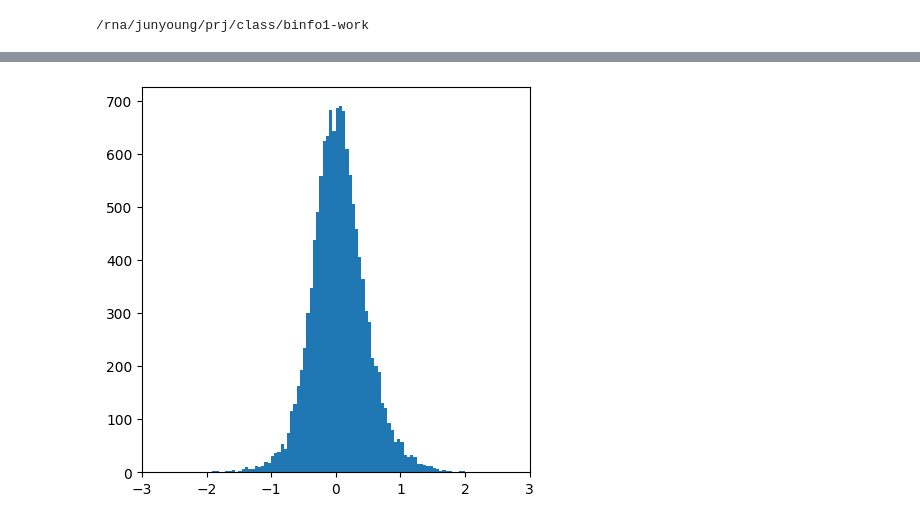
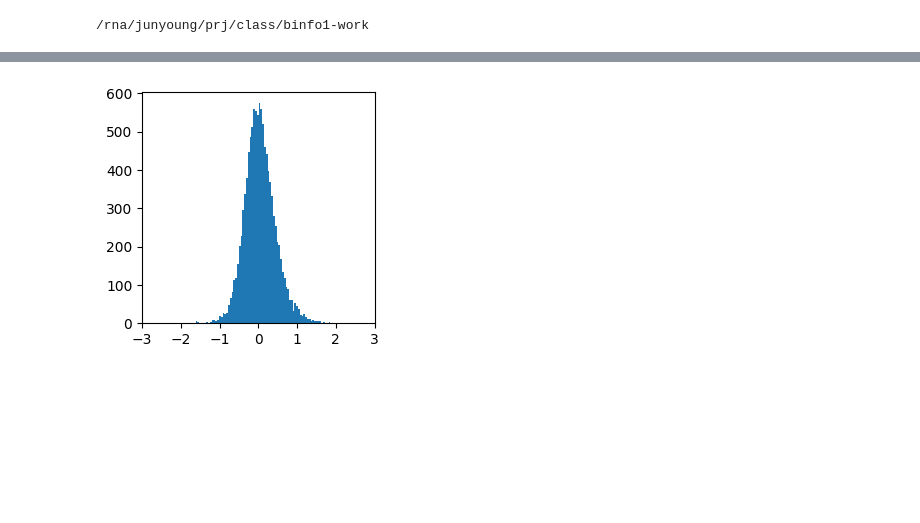
Before and after one commit to jjun7793/2024snubinfo_term, a Jupyter notebook: Junyoung_Park_2024snubinfo.ipynb, the cells around one changed output, grey strips where cells are left out. Cells and saved outputs as stored; diff of their text form; code cells hidden in the pictures; blank space fills up the shorter version.

```diff
--- a/Junyoung_Park_2024snubinfo.ipynb
+++ b/Junyoung_Park_2024snubinfo.ipynb
@@ -45,7 +25,10 @@ cnts.head()
 readcounts = 10
 cnts_sorted = cnts.loc[(cnts['RNA-control.bam'] > readcounts) &
                        (cnts['RNA-siLin28a.bam'] > readcounts) &
-                       (cnts['RNA-siLuc.bam'] > readcounts)]
+                       (cnts['RNA-siLuc.bam'] > readcounts) &
+                       (cnts['CLIP-35L33G.bam'] > readcounts) &
+                       (cnts['RPF-siLin28a.bam'] > readcounts) &
+                       (cnts['RPF-siLuc.bam'] > readcounts)]
 cnts_sorted
 # %% [output]
 |  | Chr | Start | End | Strand | Length | CLIP-35L33G.bam | CLIP-let7d.bam | CLIP-let7f-1.bam | ... |
@@ -81,8 +64,8 @@ None
 # %%
-fig, ax = plt.subplots(1, 1, figsize=(5, 5))
-ax.hist(l2tpm['RNA-siLin28a.bam'] - l2tpm['RNA-siLuc.bam'], bins= 100)
+fig, ax = plt.subplots(1, 1, figsize=(3, 3))
+ax.hist(l2rpm['RNA-siLin28a.bam'] - l2rpm['RNA-siLuc.bam'], bins= 100)
 ax.set_xticks([-3, -2, -1, 0, 1, 2, 3])
 None
 # %% [output]
-[figure, old version]
+[figure, new version]
 # %%
```
Also changed, not shown: parts of 24 cells of this notebook.
